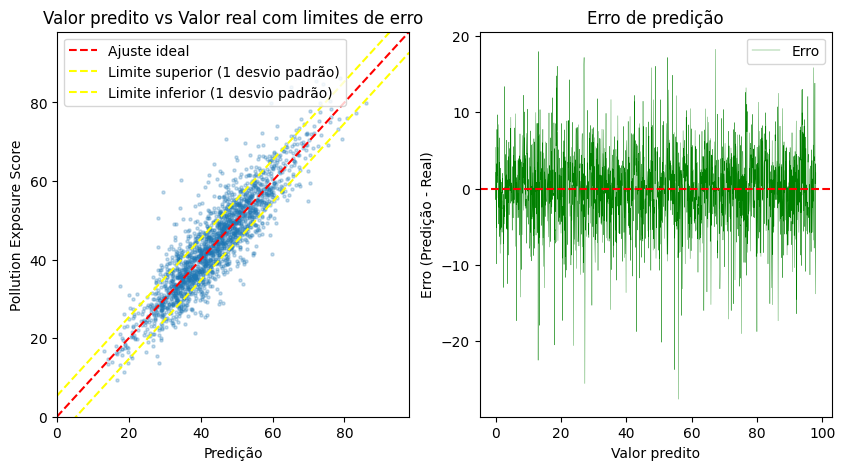
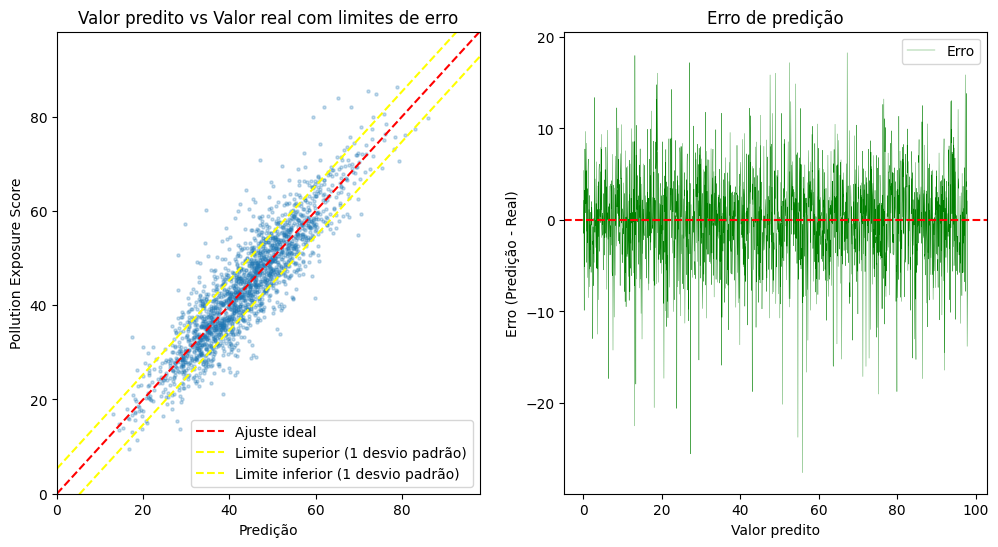
The change to this notebook cell's code, shown as a diff; its figure went from the first image to the second:
--- before
+++ after
@@ -4,5 +4,5 @@
 lims = (0, int(max(np.max(preds), np.max(y_test))))
 
-fig, (ax1, ax2) = plt.subplots(1, 2, figsize=(10, 5))
+fig, (ax1, ax2) = plt.subplots(1, 2, figsize=(12, 6))
 ax1.scatter(preds, y_test, alpha=0.25, s=5)
 

Commit: removed unused parts